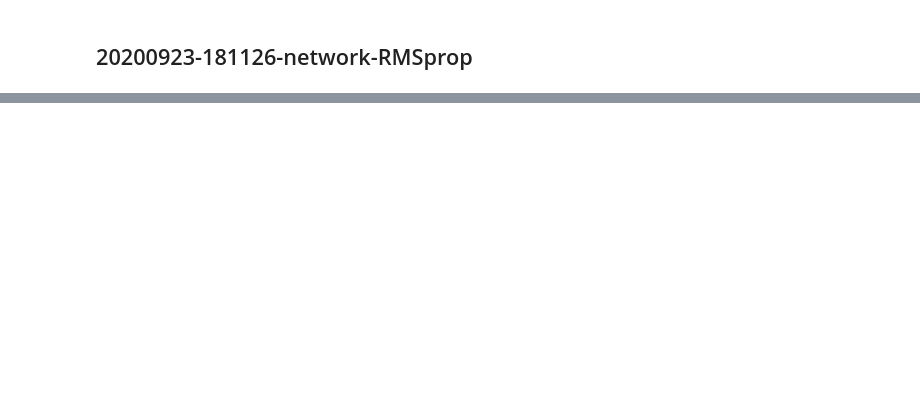
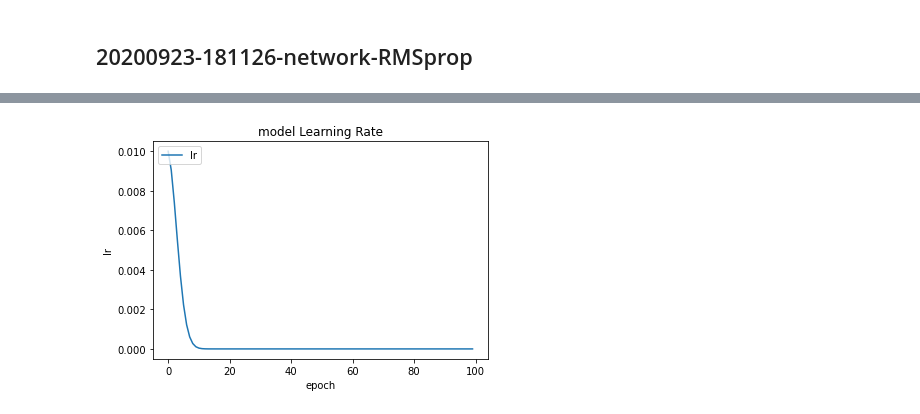
Before and after one commit to CCH0124/network-attack-machine-learning, a Jupyter notebook: pre_train/wednesday-best-network.ipynb, the cells around one changed output, grey strips where cells are left out. Saved outputs shown, nothing was run; the diff lists cells and outputs as text; code cells hidden in the pictures; blank space fills up the shorter version.

```diff
--- a/pre_train/wednesday-best-network.ipynb
+++ b/pre_train/wednesday-best-network.ipynb
@@ -102,0 +103,4 @@ net.save_weights('../model_record/'+dir_name+'/model/model.weight')
+# %%
+mf.lr_graph()
+# %% [output]
+[figure, added]
```
Also changed, not shown: parts of 7 cells of this notebook, 7 other files.
